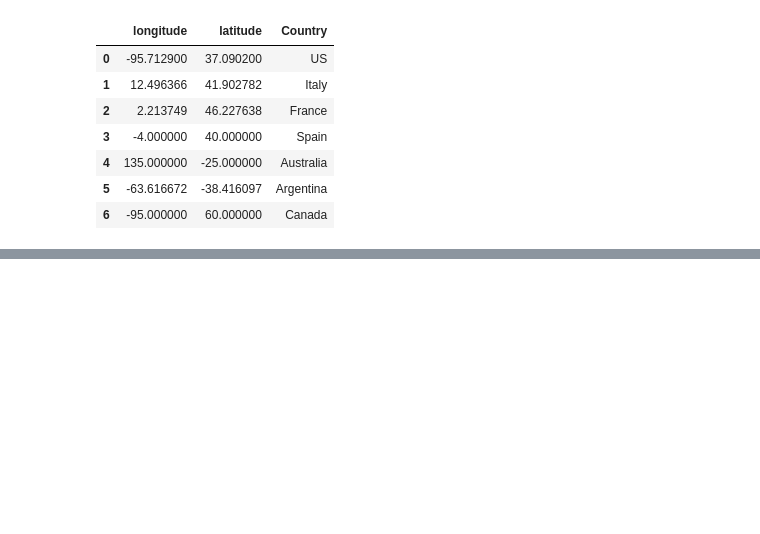
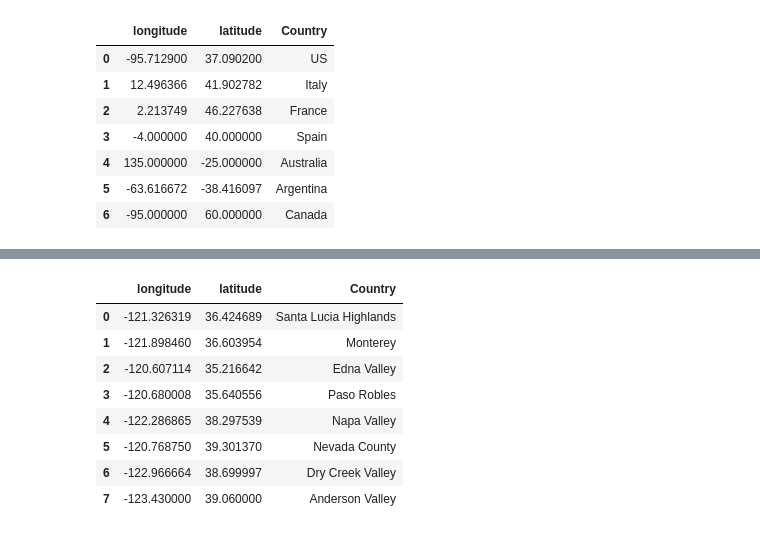
Before and after one commit to carojasp12/Sip-by-Sip, a Jupyter notebook: Code/Sip-by-Sip.ipynb, the cells around one changed output, grey strips where cells are left out. Cells and saved outputs as stored; diff of their text form; code cells hidden in the pictures; blank space fills up the shorter version.

```diff
--- a/Code/Sip-by-Sip.ipynb
+++ b/Code/Sip-by-Sip.ipynb
@@ -182,0 +201,20 @@ country_map
+# %%
+#create coordinates df
+region_coordinates = {'longitude': [-121.326319, -121.898460,-120.6071139,-120.680008,-122.286865,-120.76875000,-122.966664,-123.43],
+                'latitude': [36.424689, 36.603954,35.2166418,35.640556,38.297539,39.30137000, 38.699997,39.06 ],
+               'Country': ['Santa Lucia Highlands', 'Monterey', 'Edna Valley', 'Paso Robles', 'Napa Valley',
+                           'Nevada County', 'Dry Creek Valley', 'Anderson Valley']}
+
+region_coordinates_df= pd.DataFrame(region_coordinates)
+
+region_coordinates_df
+# %% [output]
+|  | longitude | latitude | Country |
+| 0 | -121.326319 | 36.424689 | Santa Lucia Highlands |
+| 1 | -121.898460 | 36.603954 | Monterey |
+| 2 | -120.607114 | 35.216642 | Edna Valley |
+| 3 | -120.680008 | 35.640556 | Paso Robles |
+| 4 | -122.286865 | 38.297539 | Napa Valley |
+| 5 | -120.768750 | 39.301370 | Nevada County |
+| 6 | -122.966664 | 38.699997 | Dry Creek Valley |
+| 7 | -123.430000 | 39.060000 | Anderson Valley |
```
Also changed, not shown: parts of 3 cells of this notebook.
